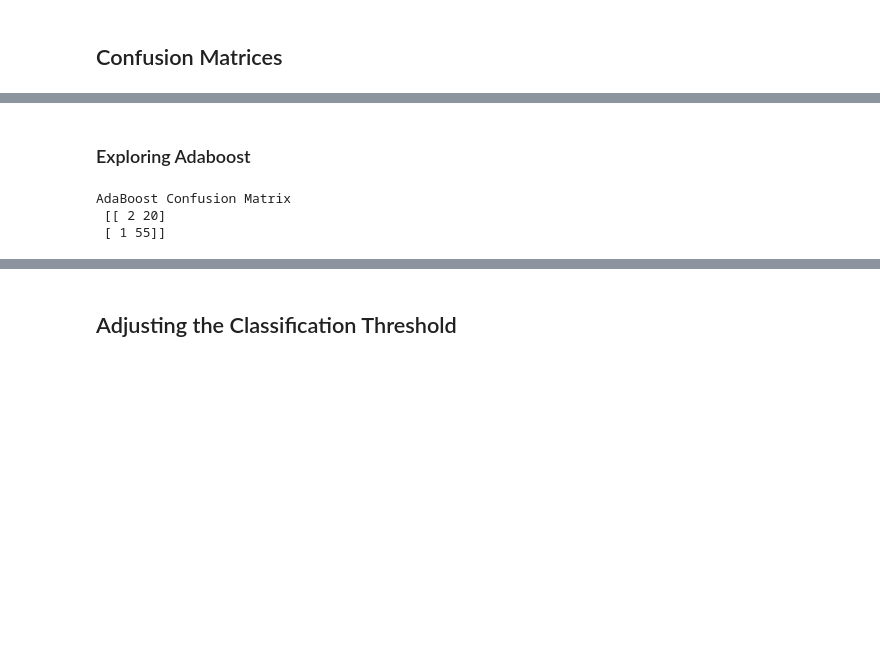
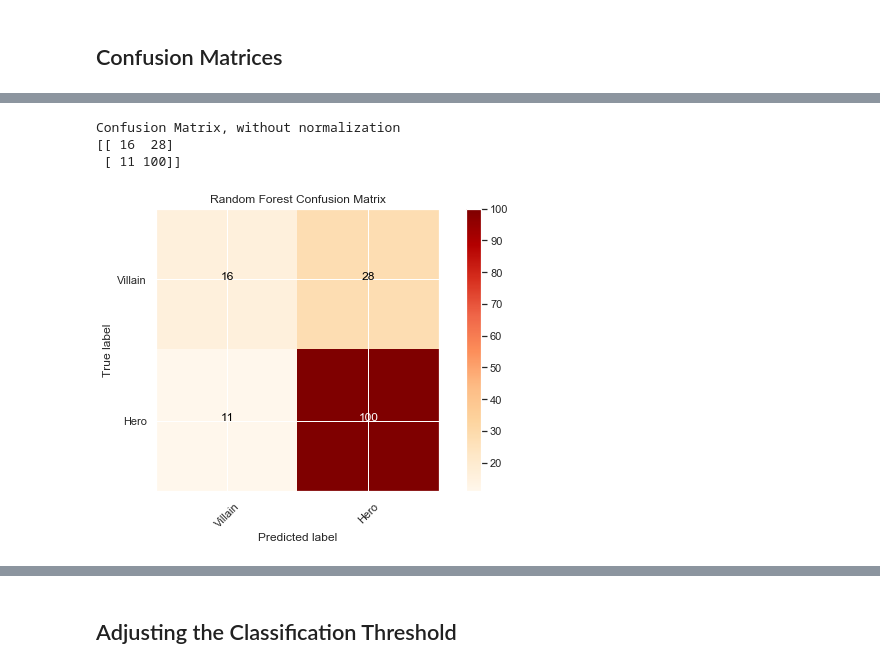
Before and after one commit to eddiecp426/Character-Classification, a Jupyter notebook: classification_models.ipynb, the cells around one changed output, grey strips where cells are left out. Cells and saved outputs as stored; diff of their text form; code cells hidden in the pictures; blank space fills up the shorter version.

```diff
--- a/classification_models.ipynb
+++ b/classification_models.ipynb
@@ -255,0 +253,3 @@ Decision Trees Confusion Matrix
+# %%
+rf_con_matrix = metrics.confusion_matrix(y_test, y_predrf)
+print('Random Forest Confusion Matrix' '\n',metrics.confusion_matrix(y_test, y_predrf))
@@ -288,9 +294 @@ Gradient Boost Confusion Matrix
-# %% [markdown]
-### Exploring Adaboost
-# %%
-print('AdaBoost Confusion Matrix' '\n',metrics.confusion_matrix(y_test, y_predsada))
-# %% [output]
-AdaBoost Confusion Matrix
- [[ 2 20]
- [ 1 55]]
 # %%
@@ -338,3 +336,16 @@ def plot_confusion_matrix(cm, classes,
     plt.tight_layout()
     plt.ylabel('True label')
     plt.xlabel('Predicted label')
+# %%
+import itertools
+plt.subplots(figsize = (8,5))
+plot_confusion_matrix(rf_con_matrix, classes,
+                          normalize=False,
+                          title='Random Forest Confusion Matrix',
+                          cmap= 'OrRd')
+plt.savefig('/Users/eddiecpognon/Desktop/Data_Science/Mod5project/Character_Classification/images/rfconmatrix.png')
+# %% [output]
+Confusion Matrix, without normalization
+[[ 16  28]
+ [ 11 100]]
+[figure, added]
```
Also changed, not shown: parts of 88 cells of this notebook, 10 other files.
